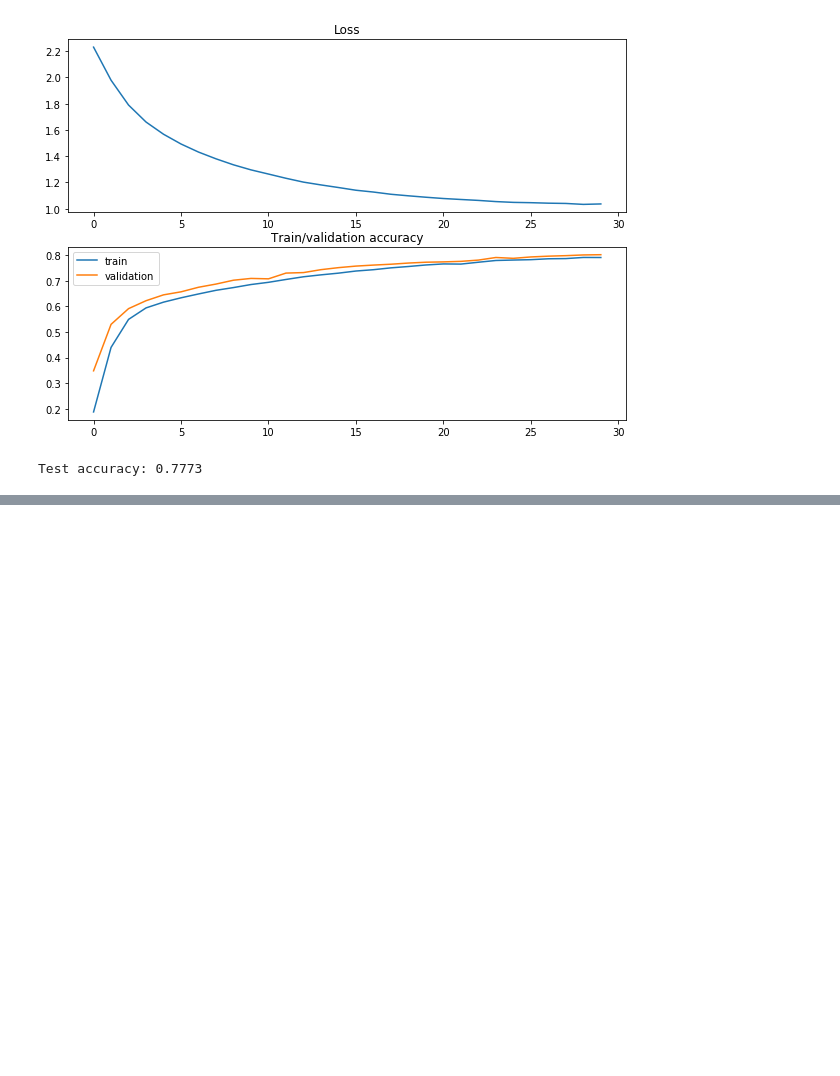
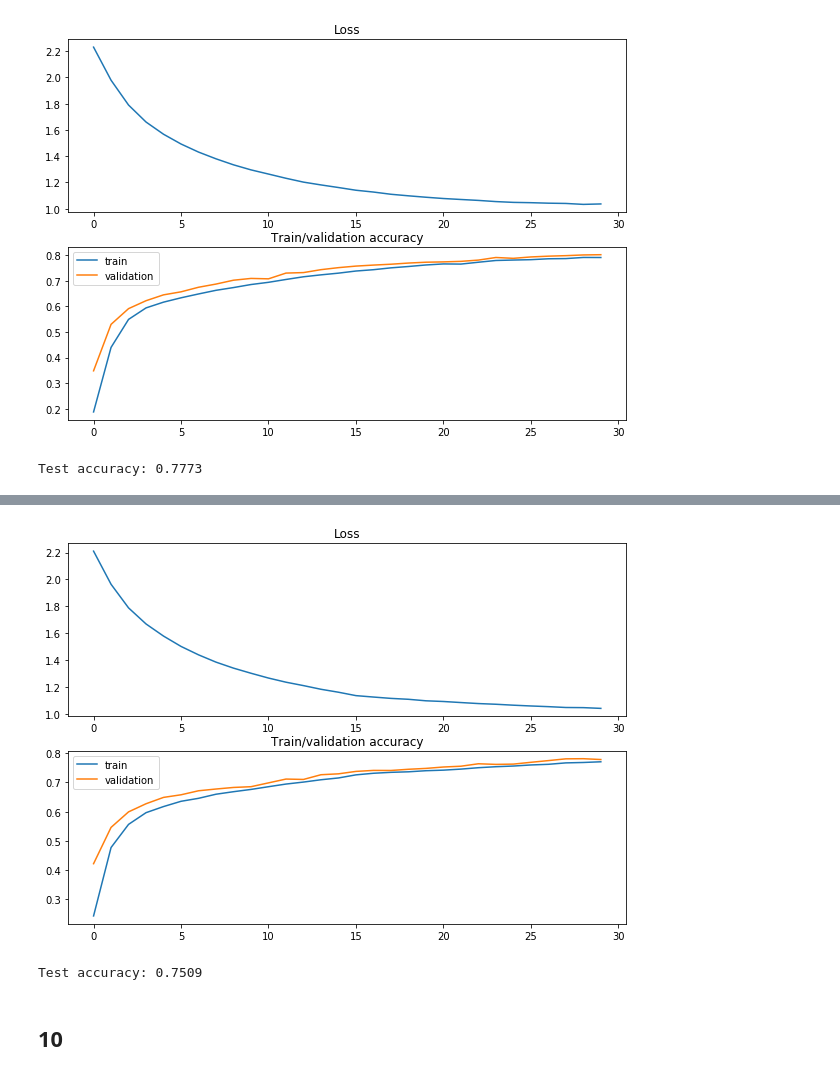
Before and after one commit to shereshevskiy/dlcourse_ai, a Jupyter notebook: assignments/assignment2/PyTorch.ipynb, the cells around one changed output, grey strips where cells are left out. Saved outputs shown, nothing was run; the diff lists cells and outputs as text; code cells hidden in the pictures; blank space fills up the shorter version.

```diff
--- a/assignments/assignment2/PyTorch.ipynb
+++ b/assignments/assignment2/PyTorch.ipynb
@@ -889,0 +943,23 @@ Test accuracy: 0.7773
+# %%
+%%time
+# here we will iterate over the parameters
+nn_model = nn.Sequential(
+            Flattener(),
+            nn.Linear(3*32*32, 100),
+            nn.BatchNorm1d(100),
+            nn.ReLU(inplace=True),
+            nn.Linear(100, 200),  # was added layer
+            nn.BatchNorm1d(200),
+            nn.ReLU(inplace=True),
+            nn.Linear(200, 100),
+            nn.BatchNorm1d(100),
+            nn.ReLU(inplace=True),
+            nn.Linear(100, 10),
+         )
+
+num_epochs = 30
+optimizer = optim.Adam(nn_model.parameters(), lr=1e-5, weight_decay=1e-1)
+scheduler = optim.lr_scheduler.StepLR(optimizer, step_size=15, gamma=0.5)  # the sheduler has been changed
+
+loss_history, train_history, val_history = train_model(nn_model, train_loader, val_loader, loss,
+                                                       optimizer, num_epochs, scheduler=scheduler)
@@ -889,0 +984,10 @@ Test accuracy: 0.7773
+# %%
+loss_accuracy_plot(loss_history, train_history, val_history)
+# %% [output]
+[figure, added]
+# %%
+print_test_accuracy(nn_model, data_test, batch_size)
+# %% [output]
+Test accuracy: 0.7509
+# %% [markdown]
+## 10
```
Also changed, not shown: parts of 13 cells of this notebook.
